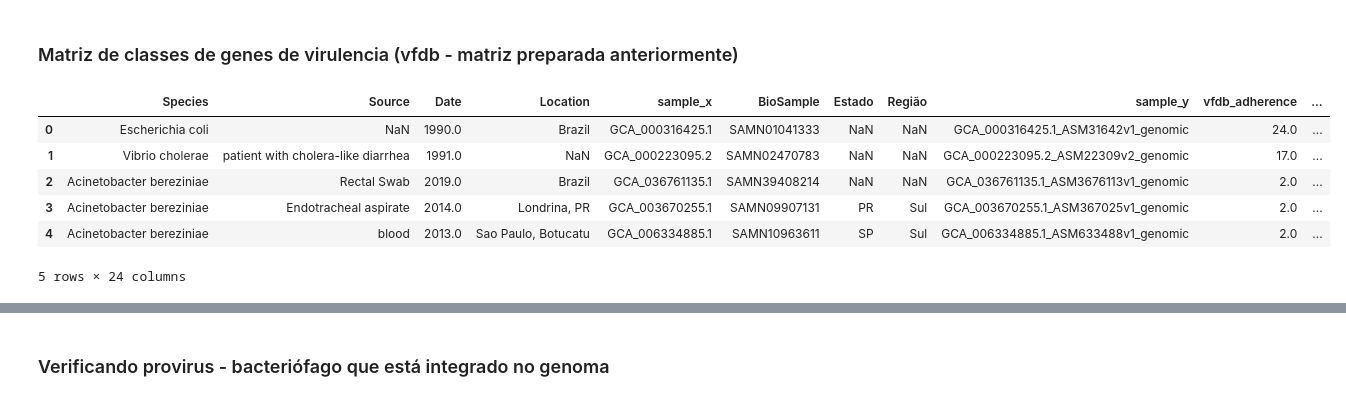
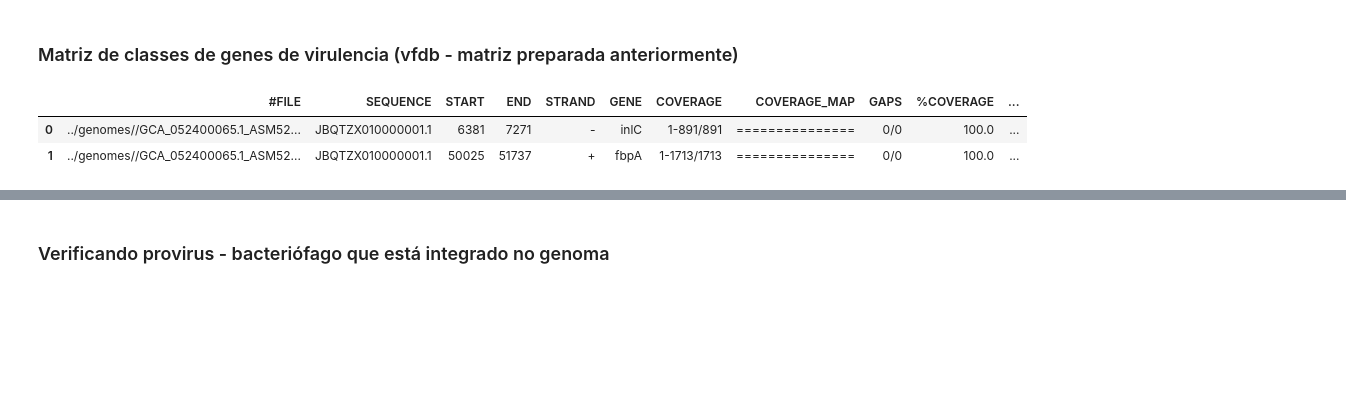
Before and after one commit to Rodrigo-Lusa/ml_isolados_brasileiros, a Jupyter notebook: notebooks/02_make_raw_features.ipynb, the cells around one changed output, grey strips where cells are left out. Drawn from its saved outputs; the diff is of its cells as text; code cells hidden in the pictures; blank space fills up the shorter version.

```diff
--- a/notebooks/02_make_raw_features.ipynb
+++ b/notebooks/02_make_raw_features.ipynb
@@ -29 +29,5 @@ dataset.resistome.head()
 5 rows × 25 columns
+# %%
+vfdb = pd.read_csv('../data/raw/vfdb_all_hits.csv')
+
+vfdb.head()
@@ -266,14 +279,8 @@ matriz_drugclass_plasmidial.head()
 # %% [markdown]
 ### Matriz de classes de genes de virulencia (vfdb - matriz preparada anteriormente)
 # %%
-matriz_vfdb = pd.read_csv("../data/raw/vfdb_matriz_categorias.csv")
-
-matriz_vfdb.head()
+vfdb.head(n=2)
 # %% [output]
-|  | Species | Source | Date | Location | sample_x | BioSample | Estado | Região | sample_y | vfdb_adherence | ... |
-| 0 | Escherichia coli | NaN | 1990.0 | Brazil | GCA_000316425.1 | SAMN01041333 | NaN | NaN | GCA_000316425.1_ASM31642v1_genomic | 24.0 | ... |
-| 1 | Vibrio cholerae | patient with cholera-like diarrhea | 1991.0 | NaN | GCA_000223095.2 | SAMN02470783 | NaN | NaN | GCA_000223095.2_ASM22309v2_genomic | 17.0 | ... |
-| 2 | Acinetobacter bereziniae | Rectal Swab | 2019.0 | Brazil | GCA_036761135.1 | SAMN39408214 | NaN | NaN | GCA_036761135.1_ASM3676113v1_genomic | 2.0 | ... |
-| 3 | Acinetobacter bereziniae | Endotracheal aspirate | 2014.0 | Londrina, PR | GCA_003670255.1 | SAMN09907131 | PR | Sul | GCA_003670255.1_ASM367025v1_genomic | 2.0 | ... |
-| 4 | Acinetobacter bereziniae | blood | 2013.0 | Sao Paulo, Botucatu | GCA_006334885.1 | SAMN10963611 | SP | Sul | GCA_006334885.1_ASM633488v1_genomic | 2.0 | ... |
+|  | #FILE | SEQUENCE | START | END | STRAND | GENE | COVERAGE | COVERAGE_MAP | GAPS | %COVERAGE | ... |
+| 0 | ../genomes//GCA_052400065.1_ASM52... | JBQTZX010000001.1 | 6381 | 7271 | - | inlC | 1-891/891 | =============== | 0/0 | 100.0 | ... |
+| 1 | ../genomes//GCA_052400065.1_ASM52... | JBQTZX010000001.1 | 50025 | 51737 | + | fbpA | 1-1713/1713 | =============== | 0/0 | 100.0 | ... |
-5 rows × 24 columns
```
Also changed, not shown: parts of 18 cells of this notebook, 1 other file.
